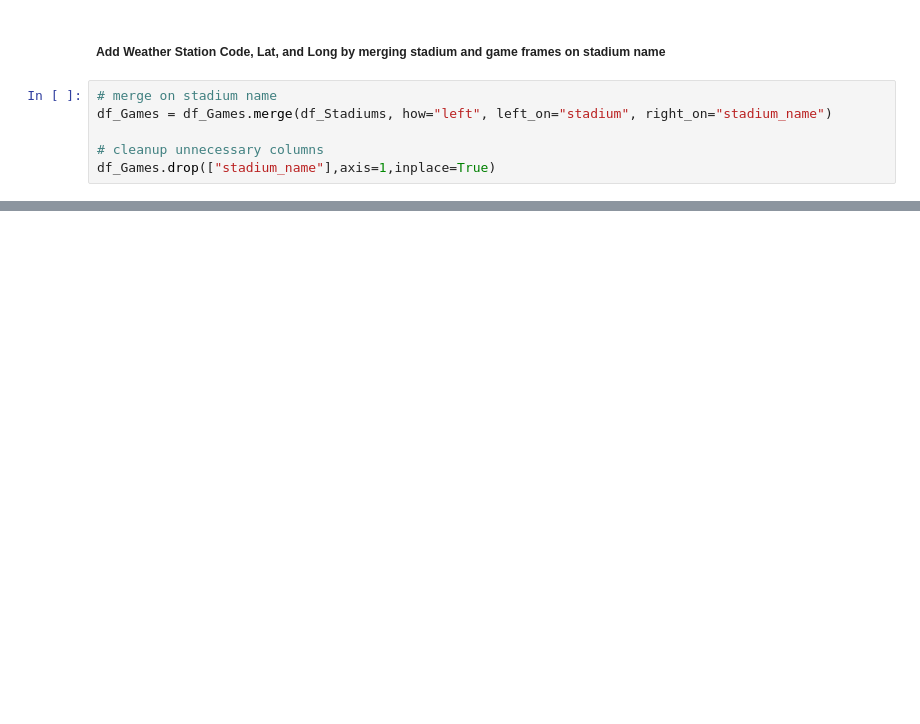
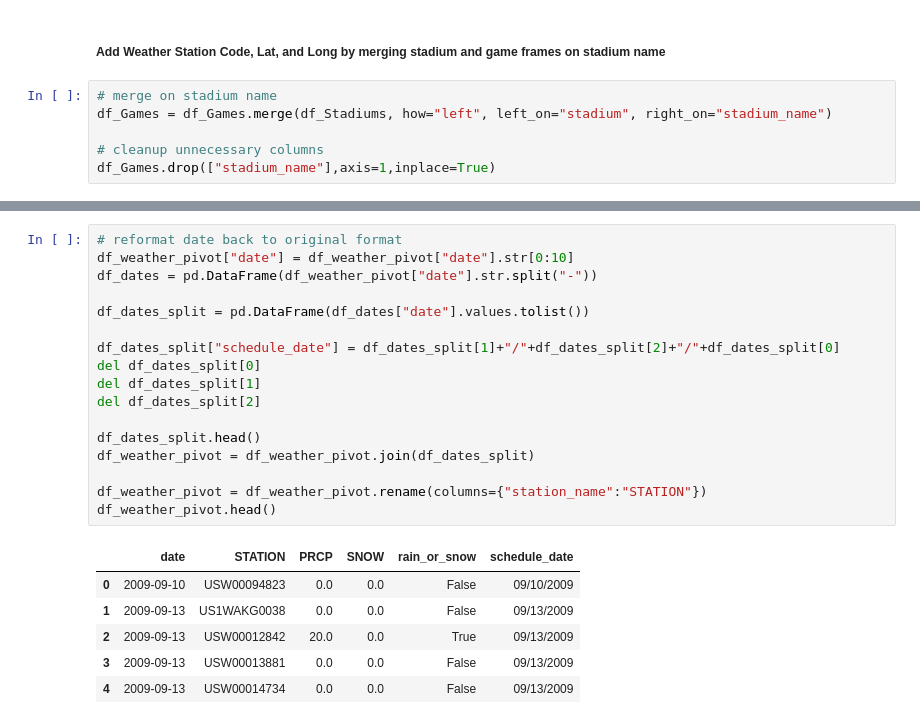
Before and after one commit to gtdataproj1group3org/GTDataProject1Group3, a Jupyter notebook: code/weather-analysis.ipynb, the cells around one changed output, grey strips where cells are left out. Saved outputs shown, nothing was run; the diff lists cells and outputs as text; blank space fills up the shorter version.

```diff
--- a/code/weather-analysis.ipynb
+++ b/code/weather-analysis.ipynb
@@ -130,0 +297,24 @@ df_Games.head()
+# %%
+# reformat date back to original format
+df_weather_pivot["date"] = df_weather_pivot["date"].str[0:10]
+df_dates = pd.DataFrame(df_weather_pivot["date"].str.split("-"))
+
+df_dates_split = pd.DataFrame(df_dates["date"].values.tolist())
+
+df_dates_split["schedule_date"] = df_dates_split[1]+"/"+df_dates_split[2]+"/"+df_dates_split[0]
+del df_dates_split[0]
+del df_dates_split[1]
+del df_dates_split[2]
+
+df_dates_split.head()
+df_weather_pivot = df_weather_pivot.join(df_dates_split)
+
+df_weather_pivot = df_weather_pivot.rename(columns={"station_name":"STATION"})
+df_weather_pivot.head()
+# %% [output]
+|  | date | STATION | PRCP | SNOW | rain_or_snow | schedule_date |
+| 0 | 2009-09-10 | USW00094823 | 0.0 | 0.0 | False | 09/10/2009 |
+| 1 | 2009-09-13 | US1WAKG0038 | 0.0 | 0.0 | False | 09/13/2009 |
+| 2 | 2009-09-13 | USW00012842 | 20.0 | 0.0 | True | 09/13/2009 |
+| 3 | 2009-09-13 | USW00013881 | 0.0 | 0.0 | False | 09/13/2009 |
+| 4 | 2009-09-13 | USW00014734 | 0.0 | 0.0 | False | 09/13/2009 |
```
Also changed, not shown: parts of 16 cells of this notebook, 10 other files.
